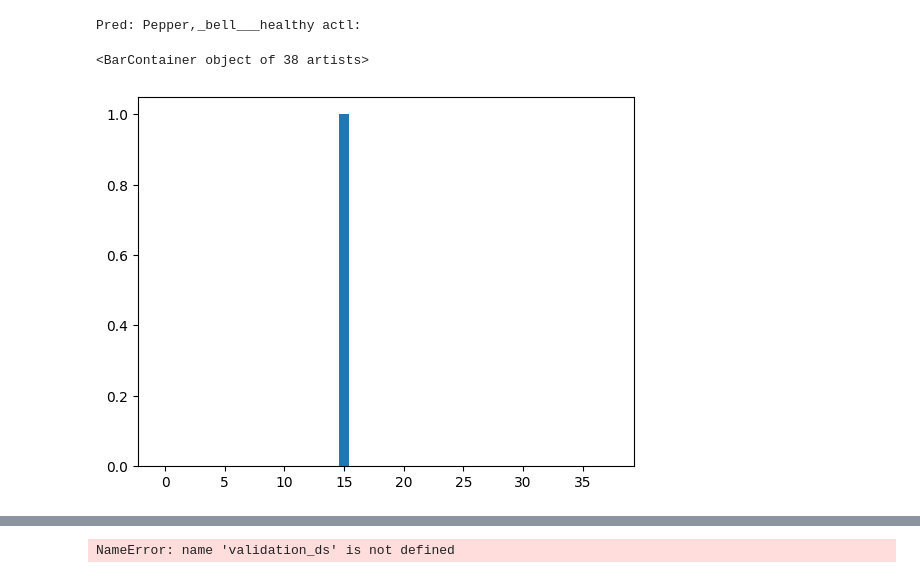
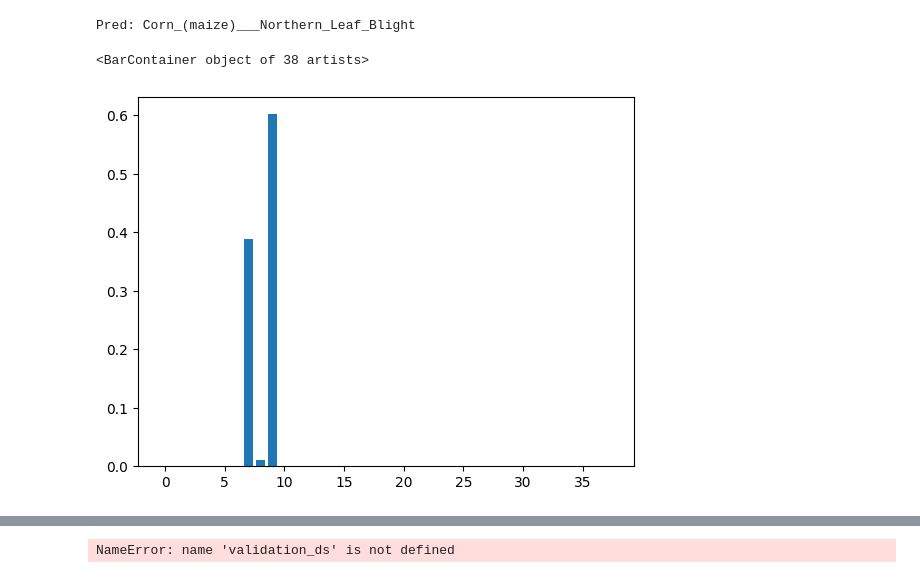
Before and after one commit to elfailali/plante-disease-detection, a Jupyter notebook: Notebooks/TestModel1.ipynb, the cells around one changed output, grey strips where cells are left out. Drawn from its saved outputs; the diff is of its cells as text; code cells hidden in the pictures.

```diff
--- a/Notebooks/TestModel1.ipynb
+++ b/Notebooks/TestModel1.ipynb
@@ -89,14 +104,16 @@ from skimage import transform
 img_width, img_height = 250, 250
 
 # Load and resize the test image
-test_image = image.load_img(image2, target_size=(img_width, img_height))
+test_image = image.load_img(image_to_test, target_size=(img_width, img_height))
+
+
 test_image = image.img_to_array(test_image)
 test_image = np.expand_dims(test_image, axis=0)
 
 # Print the shape of the resized image to verify
-print(test_image.shape)
+# print(test_image)
 
 # Continue with prediction
 result = model.predict(test_image, batch_size=1)
-result
+# result
 # %% [output]
@@ -120,32 +121,22 @@ array([[1.4403284e-10, 2.3176248e-25, 2.7160537e-08, 1.0585836e-17,
 # %%
 predictions = result
 predlabel = []
 prdlbl = []
 
 for mem in predictions:
         predlabel.append(class_names[np.argmax(mem)])
         prdlbl.append(np.argmax(mem))
 
 for i in range(len(predlabel)):
-        print('Pred: '+ predlabel[i]+' actl:')
+        print('Pred: '+ predlabel[i])
+
+ypoints = np.array(result[0])
+xpoints = np.array([i for i in range(len(ypoints))])
+plt.bar(xpoints, ypoints)
 # %% [output]
-Pred: Pepper,_bell___healthy actl:
+Pred: Corn_(maize)___Northern_Leaf_Blight
+<BarContainer object of 38 artists>
+[figure, added]
-# %%
-# for image 1
-ypoints = np.array([1.3571478e-08, 1.6562920e-15, 1.4273440e-16, 1.3191236e-12, 4.6795956e-10,
-  4.8690174e-10, 1.8630709e-16, 1.6391107e-19, 3.8853472e-22, 1.0667611e-18,
-  9.6603611e-17, 1.1429112e-16, 1.1813917e-18, 1.2535205e-15, 1.4039138e-15,
-  1.0000000e+00, 1.4682881e-13, 4.2458129e-17, 2.0681028e-14, 2.4597468e-12,
-  4.7294366e-23, 5.0328934e-12, 1.5751530e-13, 8.9566343e-22, 3.8829142e-16,
-  1.2727349e-13, 3.5926735e-22, 1.7387623e-14, 2.0242935e-12, 1.6633704e-12,
-  1.0845212e-15, 5.6399382e-16, 1.7022713e-11, 2.1222405e-14, 4.2069846e-12,
-  2.8290920e-10, 1.0859442e-17, 5.1765107e-14])
-xpoints = np.array([i for i in range(len(ypoints))])
-
-plt.bar(xpoints, ypoints)
-# %% [output]
-<BarContainer object of 38 artists>
-[figure, removed]
 # %%
 predlabel
 # %% [output]
```
Also changed, not shown: parts of 11 cells of this notebook, 4 other files.
